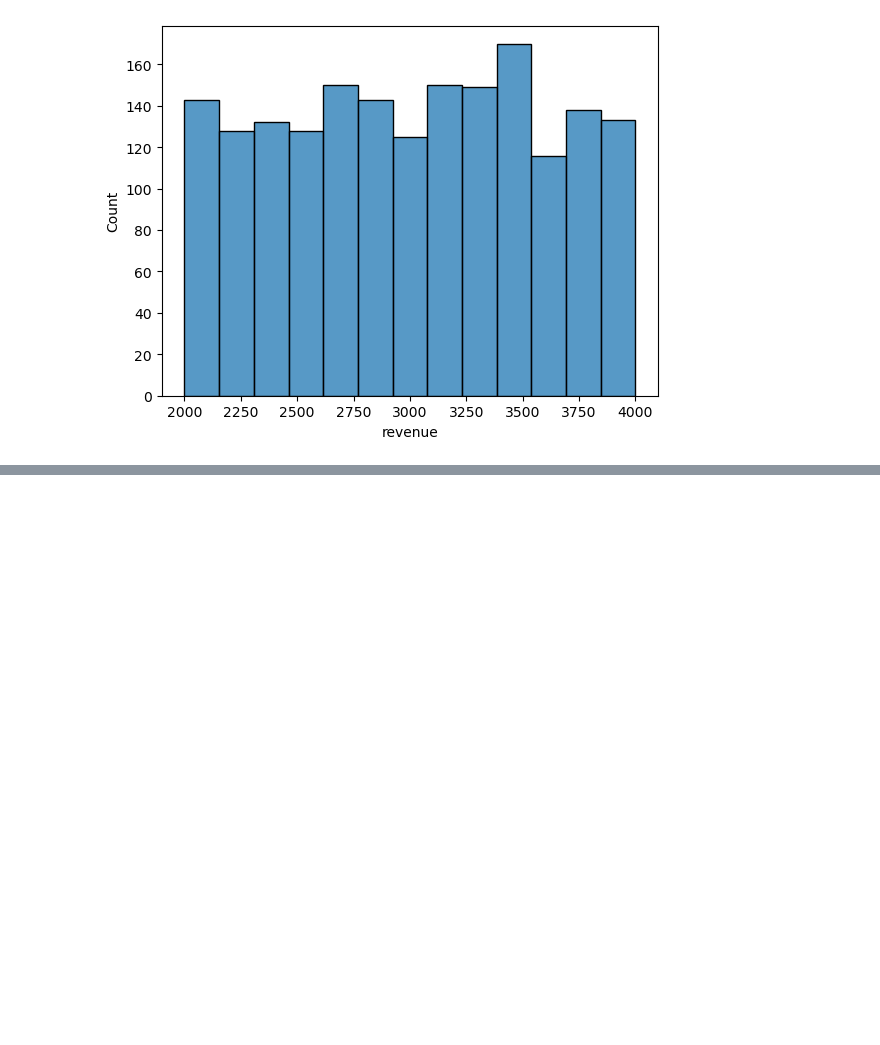
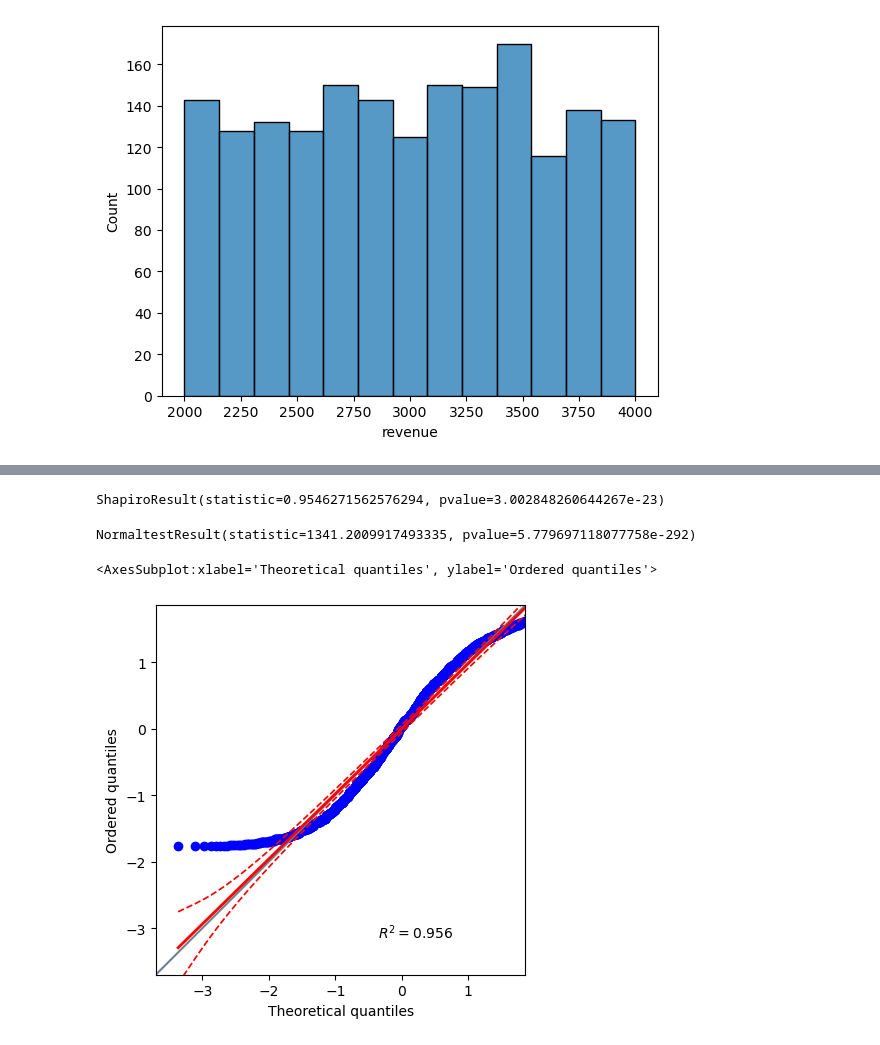
Before and after one commit to DmitriyRys/mobile_gaming, a Jupyter notebook: mobile_gaming_developer.ipynb, the cells around one changed output, grey strips where cells are left out. Drawn from its saved outputs; the diff is of its cells as text; code cells hidden in the pictures; blank space fills up the shorter version.

Commit message:
Added normality tests for revenue of 2 test groups. Started some tests and simulations with ARPPU.

```diff
--- a/mobile_gaming_developer.ipynb
+++ b/mobile_gaming_developer.ipynb
@@ -1087,2 +1127,8 @@ sns.histplot(ab_df[(ab_df.testgroup == 'b')
+# %%
+# Сохраним группу А без выбросов
+
+dist_ac = ab_df[(ab_df.testgroup == 'a')
+                & (ab_df.revenue > 0)
+                & (ab_df.revenue < 35000)]
 # %%
 # Посчитаем ARPPU
@@ -1088,0 +1158,18 @@ sns.histplot(ab_df[(ab_df.testgroup == 'b')
+# %%
+# Тест Шапиро-Уилка
+ss.shapiro(dist_ac.revenue)
+# %% [output]
+ShapiroResult(statistic=0.9546271562576294, pvalue=3.002848260644267e-23)
+# %%
+# Тест Д'Агустино-Пирсона
+
+ss.normaltest(dist_ac.revenue)
+# %% [output]
+NormaltestResult(statistic=1341.2009917493335, pvalue=5.779697118077758e-292)
+# %%
+# QQ-plot
+
+pg.qqplot(dist_ac.revenue)
+# %% [output]
+<AxesSubplot:xlabel='Theoretical quantiles', ylabel='Ordered quantiles'>
+[figure, added]
```
Also changed, not shown: parts of 23 cells of this notebook.
